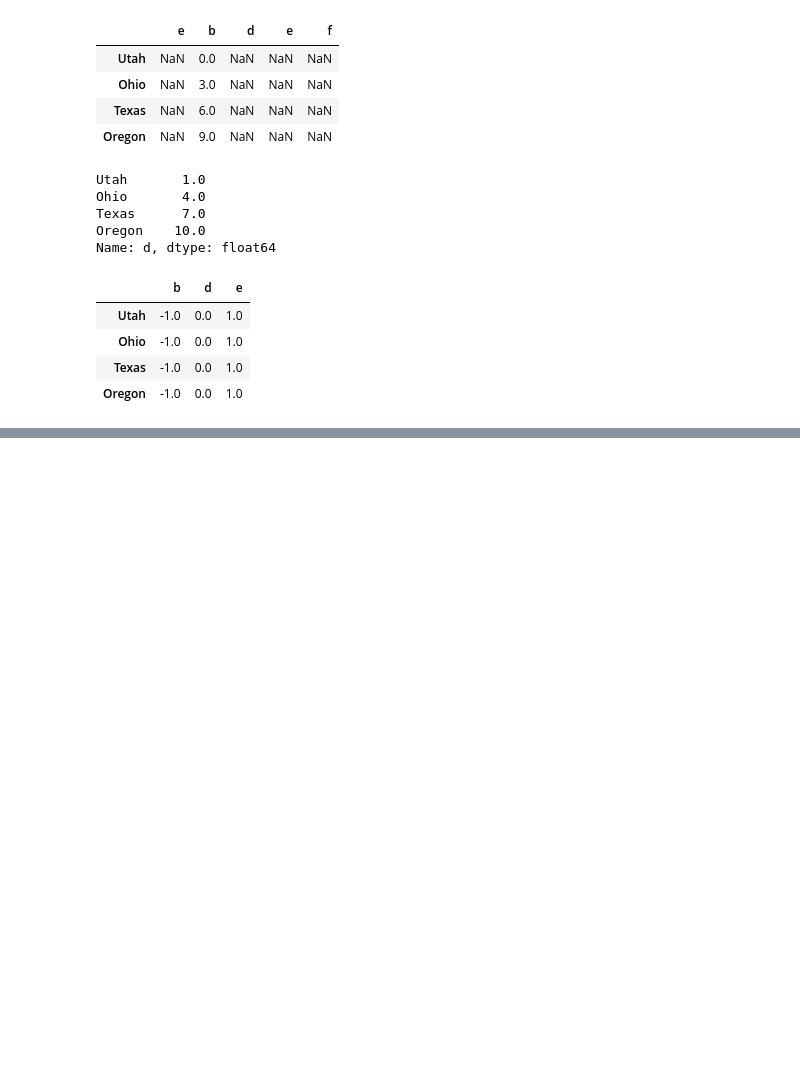
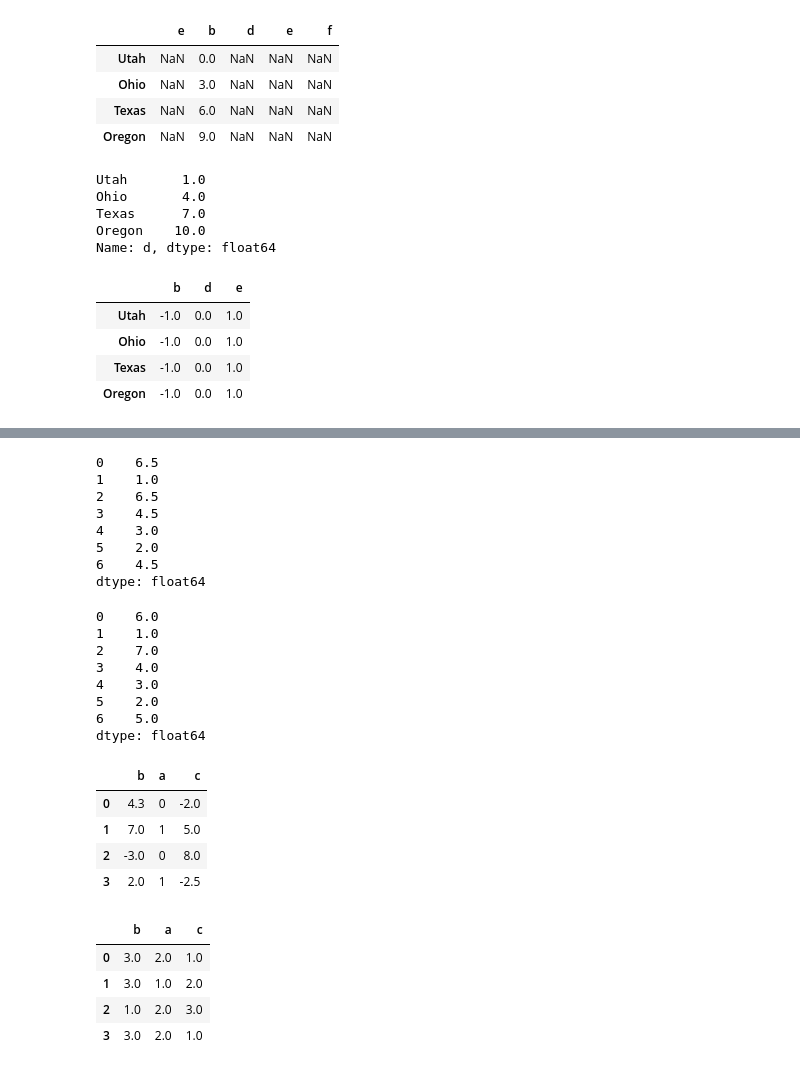
Before and after one commit to MuayThaiLegz/Py_DataAnalysis, a Jupyter notebook: Python_forData_5.ipynb, the cells around one changed output, grey strips where cells are left out. Cells and saved outputs as stored; diff of their text form; code cells hidden in the pictures; blank space fills up the shorter version.

Commit message:
ranking and duplicate indexes
worked on using raking which is something new to me as well as dealing with duplicates in the indx

```diff
--- a/Python_forData_5.ipynb
+++ b/Python_forData_5.ipynb
@@ -989,0 +1071,56 @@ Name: e, dtype: object
+# %%
+"""
+# Ranking assings ranks from one through the number of valid data points in an array.
+The rank methods for Series and DataFrame are the place to look;
+by default rank breaks ties by assigning each group the mean rank:
+"""
+
+obj_rank = pd.Series([7, -5, 7, 4, 2, 0, 4])
+
+display(obj_rank.rank())
+
+# Ranks can also be assigned according to the order in which they're observed in the data:
+
+display(obj_rank.rank(method='first'))
+
+# Here, instead of using the average rank 6.5 for the entries 0 and 2,
+# they instead have been set to 6 and 7 because label 0 precedes label in the data
+# You can rank in secending order, too:
+# Assign tie values the maximum rank in the group
+
+obj_rank.rank(ascending=False,method='max')
+
+# DataFrame can compute ranks over the rows or the columns:
+frame_data = pd.DataFrame({'b': [4.3, 7, -3, 2], 'a': [0,1,0,1],
+                          'c':[-2, 5, 8, -2.5]})
+
+display(frame_data)
+
+display(frame_data.rank(axis='columns'))
+# %% [output]
+0    6.5
+1    1.0
+2    6.5
+3    4.5
+4    3.0
+5    2.0
+6    4.5
+dtype: float64
+0    6.0
+1    1.0
+2    7.0
+3    4.0
+4    3.0
+5    2.0
+6    5.0
+dtype: float64
+|  | b | a | c |
+| 0 | 4.3 | 0 | -2.0 |
+| 1 | 7.0 | 1 | 5.0 |
+| 2 | -3.0 | 0 | 8.0 |
+| 3 | 2.0 | 1 | -2.5 |
+|  | b | a | c |
+| 0 | 3.0 | 2.0 | 1.0 |
+| 1 | 3.0 | 1.0 | 2.0 |
+| 2 | 1.0 | 2.0 | 3.0 |
+| 3 | 3.0 | 2.0 | 1.0 |
```
Also changed, not shown: parts of 11 cells of this notebook.
